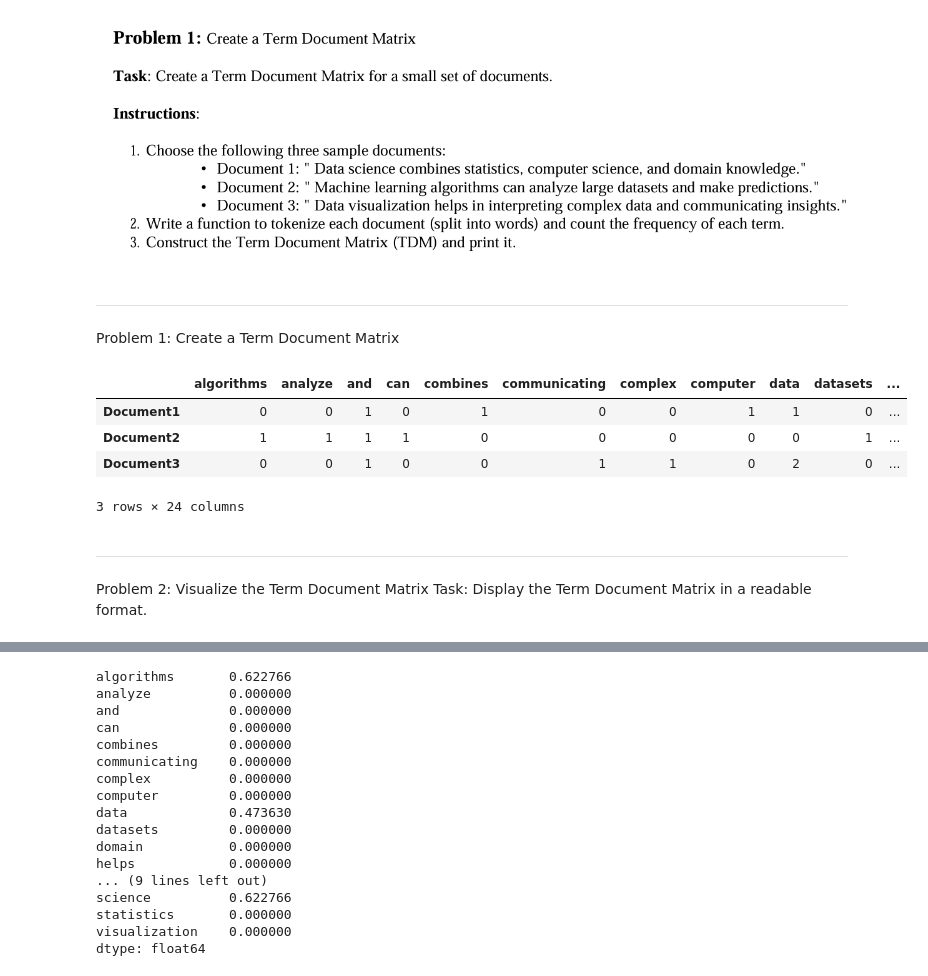
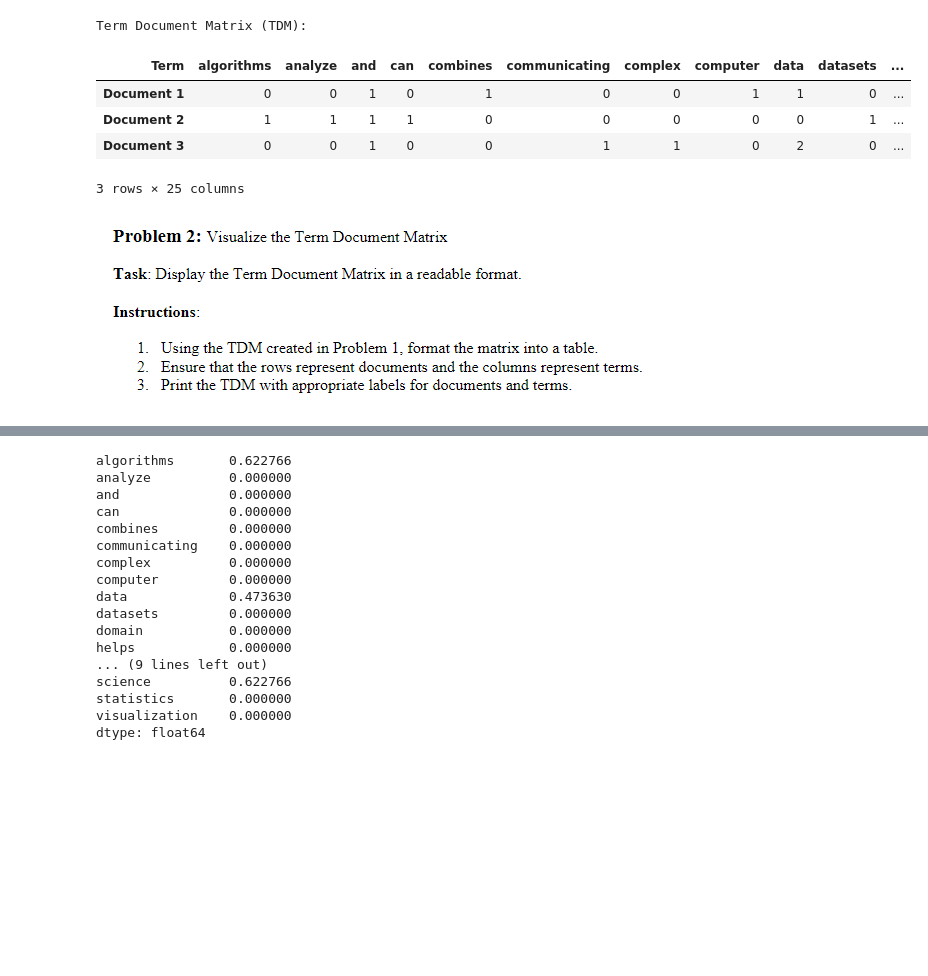
Before and after one commit to KrySenghort/TP-PDS, a Jupyter notebook: TP-03-Information-Retrieval-Models/TP3.ipynb, the cells around one changed output, grey strips where cells are left out. Cells and saved outputs as stored; diff of their text form; code cells hidden in the pictures; blank space fills up the shorter version.

```diff
--- a/TP-03-Information-Retrieval-Models/TP3.ipynb
+++ b/TP-03-Information-Retrieval-Models/TP3.ipynb
@@ -11,5 +5,47 @@
+# %%
+import pandas as pd
+from collections import Counter
+
+def tokenize_and_count(document):
+    """Tokenize a document into words and count term frequencies."""
+    words = document.lower().split()  # Convert to lowercase and split into words
+    return Counter(words)  # Count the frequency of each term
+
+def create_term_document_matrix(documents):
+    """Create a Term Document Matrix (TDM) for a list of documents."""
+    # Tokenize and count terms for each document
+    term_counts = [tokenize_and_count(doc) for doc in documents]
+
+    # Get a unique set of all terms across all documents
+    all_terms = sorted(set(term for term_count in term_counts for term in term_count))
+
+    # Construct the TDM
+    tdm_data = {f"Document {i+1}": [term_counts[i].get(term, 0) for term in all_terms]
+                for i in range(len(documents))}
+
+    # Create a DataFrame for better visualization
+    tdm = pd.DataFrame(tdm_data, index=all_terms)
+    tdm.index.name = "Term"
+    return tdm
+
+# =================================================================================================
+
+documents = ["Data science combines statistics, computer science, and domain knowledge.",
+             "Machine learning algorithms can analyze large datasets and make predictions.",
+             "Data visualization helps in interpreting complex data and communicating insights."]
+
+# Create the Term Document Matrix
+tdm = create_term_document_matrix(documents)
+
+# Print the TDM
+print("Term Document Matrix (TDM):")
+tdm.transpose()
+# %% [output]
+Term Document Matrix (TDM):
+| Term | algorithms | analyze | and | can | combines | communicating | complex | computer | data | datasets | ... |
+| Document 1 | 0 | 0 | 1 | 0 | 1 | 0 | 0 | 1 | 1 | 0 | ... |
+| Document 2 | 1 | 1 | 1 | 1 | 0 | 0 | 0 | 0 | 0 | 1 | ... |
+| Document 3 | 0 | 0 | 1 | 0 | 0 | 1 | 1 | 0 | 2 | 0 | ... |
+3 rows × 25 columns
 # %% [markdown]
-![image.png](attachment:image.png-old)
+![image.png](attachment:image.png-new)
-# %% [markdown]
----
-Problem 1: Create a Term Document Matrix
@@ -24,18 +51,0 @@ Document=[" Data science combines statistics, computer science, and domain knowl
-# %%
-def create_term_document_matrix(docs):
-    vectorizer = CountVectorizer()
-    tdm = vectorizer.fit_transform(docs)
-    return pd.DataFrame(tdm.toarray(),columns= vectorizer.get_feature_names_out(), index=[f'Document{i+1}'
-    for i in range (len(docs))])
-tdm_df = create_term_document_matrix(Document)
-tdm_df
-# %% [output]
-|  | algorithms | analyze | and | can | combines | communicating | complex | computer | data | datasets | ... |
-| Document1 | 0 | 0 | 1 | 0 | 1 | 0 | 0 | 1 | 1 | 0 | ... |
-| Document2 | 1 | 1 | 1 | 1 | 0 | 0 | 0 | 0 | 0 | 1 | ... |
-| Document3 | 0 | 0 | 1 | 0 | 0 | 1 | 1 | 0 | 2 | 0 | ... |
-3 rows × 24 columns
-# %% [markdown]
----
-Problem 2: Visualize the Term Document Matrix
-Task: Display the Term Document Matrix in a readable format.
```
Also changed, not shown: parts of 27 cells of this notebook, 1 other file.
